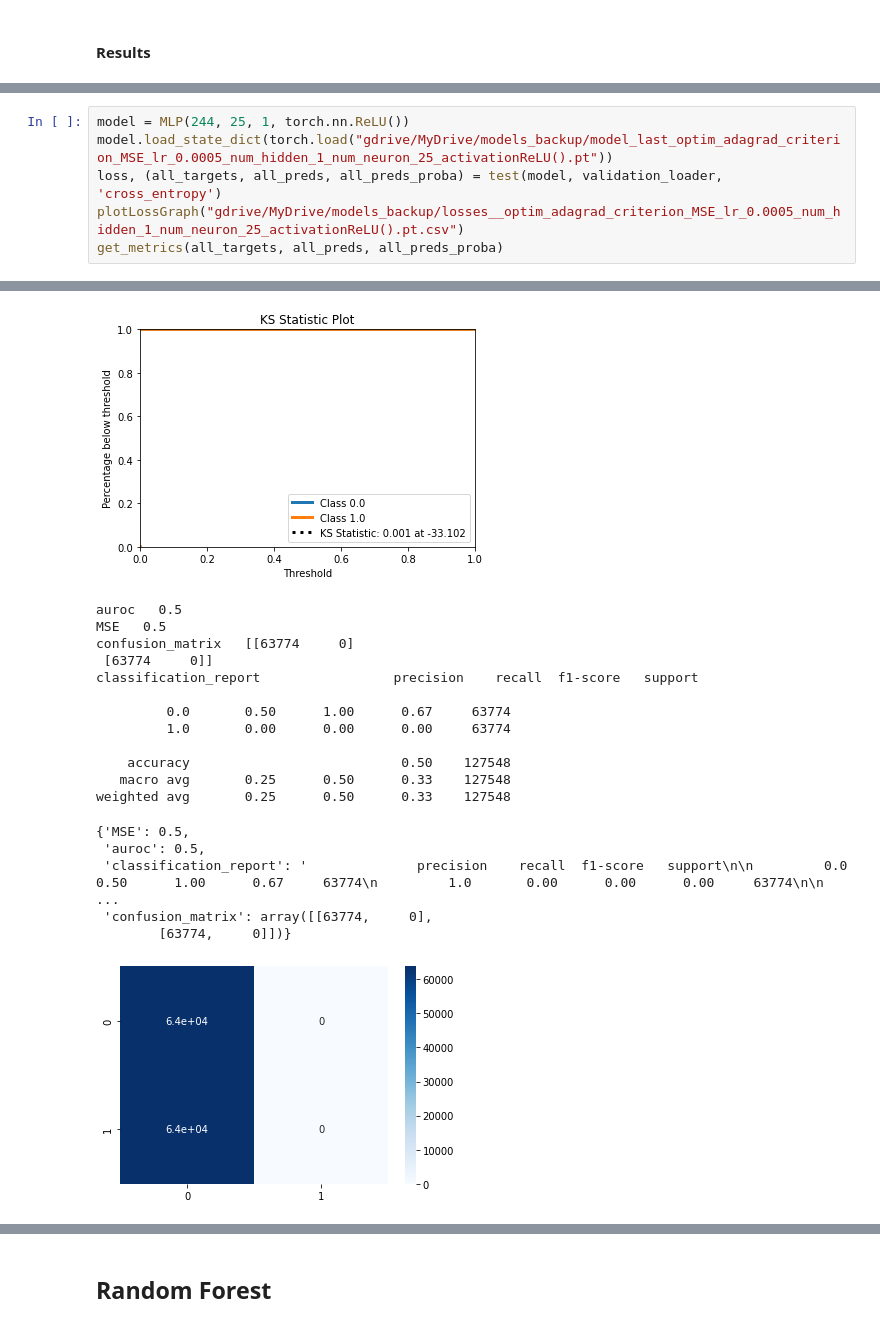
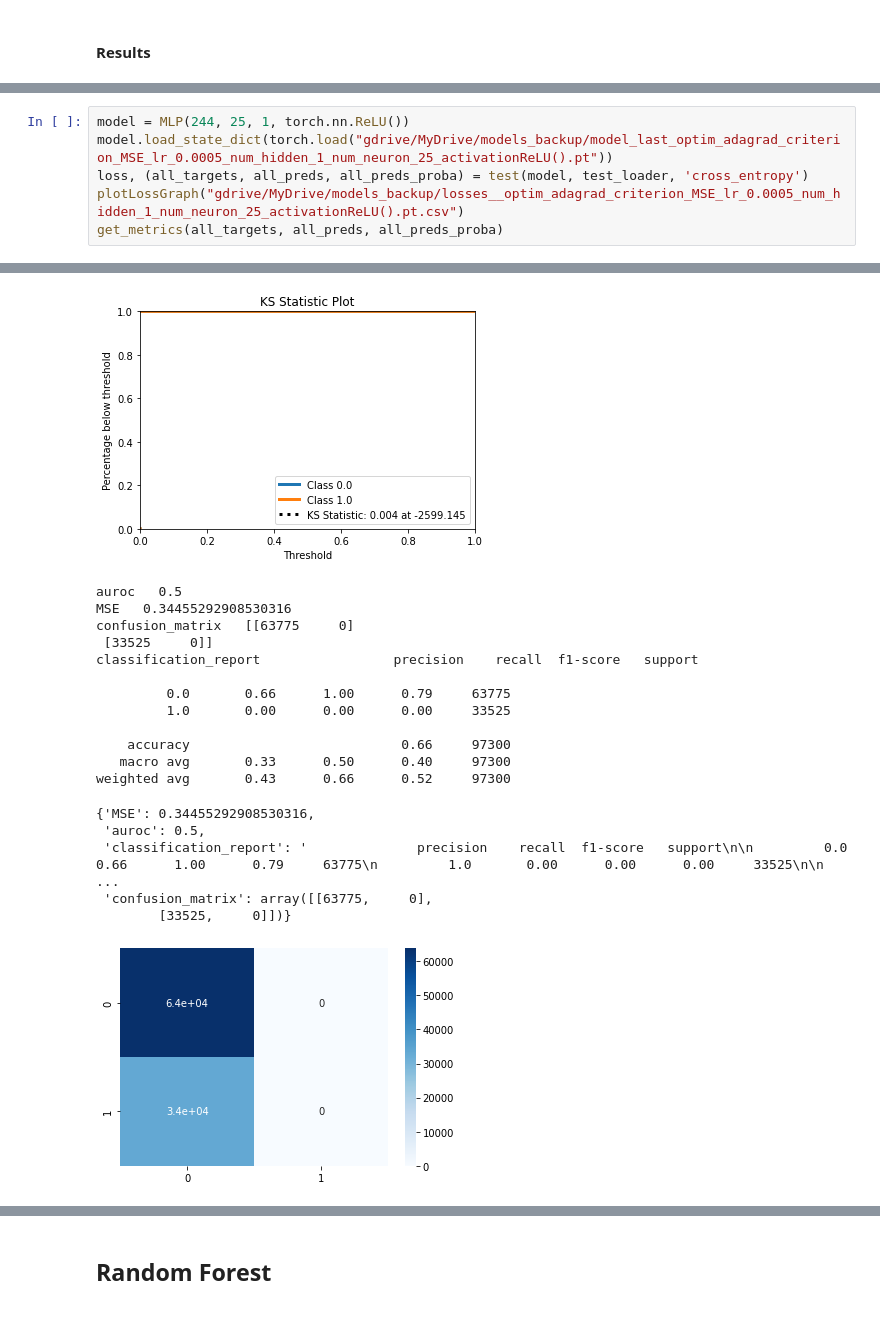
Before and after one commit to pietromasur/credit-risk-analysis, a Jupyter notebook: credit_risk_analysis.ipynb, the cells around one changed output, grey strips where cells are left out. Saved outputs shown, nothing was run; the diff lists cells and outputs as text.

```diff
--- a/credit_risk_analysis.ipynb
+++ b/credit_risk_analysis.ipynb
@@ -482,30 +482,30 @@ weighted avg       0.63      0.53      0.41    127548
 # %%
 model = MLP(244, 25, 1, torch.nn.ReLU())
 model.load_state_dict(torch.load("gdrive/MyDrive/models_backup/model_last_optim_adagrad_criterion_MSE_lr_0.0005_num_hidden_1_num_neuron_25_activationReLU().pt"))
-loss, (all_targets, all_preds, all_preds_proba) = test(model, validation_loader, 'cross_entropy')
+loss, (all_targets, all_preds, all_preds_proba) = test(model, test_loader, 'cross_entropy')
 plotLossGraph("gdrive/MyDrive/models_backup/losses__optim_adagrad_criterion_MSE_lr_0.0005_num_hidden_1_num_neuron_25_activationReLU().pt.csv")
 get_metrics(all_targets, all_preds, all_preds_proba)
 # %% [output]
 [figure]
-[figure, old version]
+[figure, new version]
 auroc   0.5
-MSE   0.5
-confusion_matrix   [[63774     0]
- [63774     0]]
+MSE   0.34455292908530316
+confusion_matrix   [[63775     0]
+ [33525     0]]
 classification_report                 precision    recall  f1-score   support
 
-         0.0       0.50      1.00      0.67     63774
-         1.0       0.00      0.00      0.00     63774
+         0.0       0.66      1.00      0.79     63775
+         1.0       0.00      0.00      0.00     33525
 
-    accuracy                           0.50    127548
-   macro avg       0.25      0.50      0.33    127548
-weighted avg       0.25      0.50      0.33    127548
+    accuracy                           0.66     97300
+   macro avg       0.33      0.50      0.40     97300
+weighted avg       0.43      0.66      0.52     97300
-{'MSE': 0.5,
+{'MSE': 0.34455292908530316,
  'auroc': 0.5,
- 'classification_report': '              precision    recall  f1-score   support\n\n         0.0       0.50      1.00      0.67     63774\n         1.0       0.00      0.00      0.00     63774\n\n     ...
- 'confusion_matrix': array([[63774,     0],
-        [63774,     0]])}
+ 'classification_report': '              precision    recall  f1-score   support\n\n         0.0       0.66      1.00      0.79     63775\n         1.0       0.00      0.00      0.00     33525\n\n     ...
+ 'confusion_matrix': array([[63775,     0],
+        [33525,     0]])}
-[figure, old version]
+[figure, new version]
 # %%
 model = MLP(244, 50, 1, torch.nn.ReLU())
 model.load_state_dict(torch.load("gdrive/MyDrive/models_backup/model_last_optim_adagrad_criterion_MSE_lr_0.0005_num_hidden_1_num_neuron_50_activationReLU().pt"))
```
Also changed, not shown: parts of 3 cells of this notebook.
